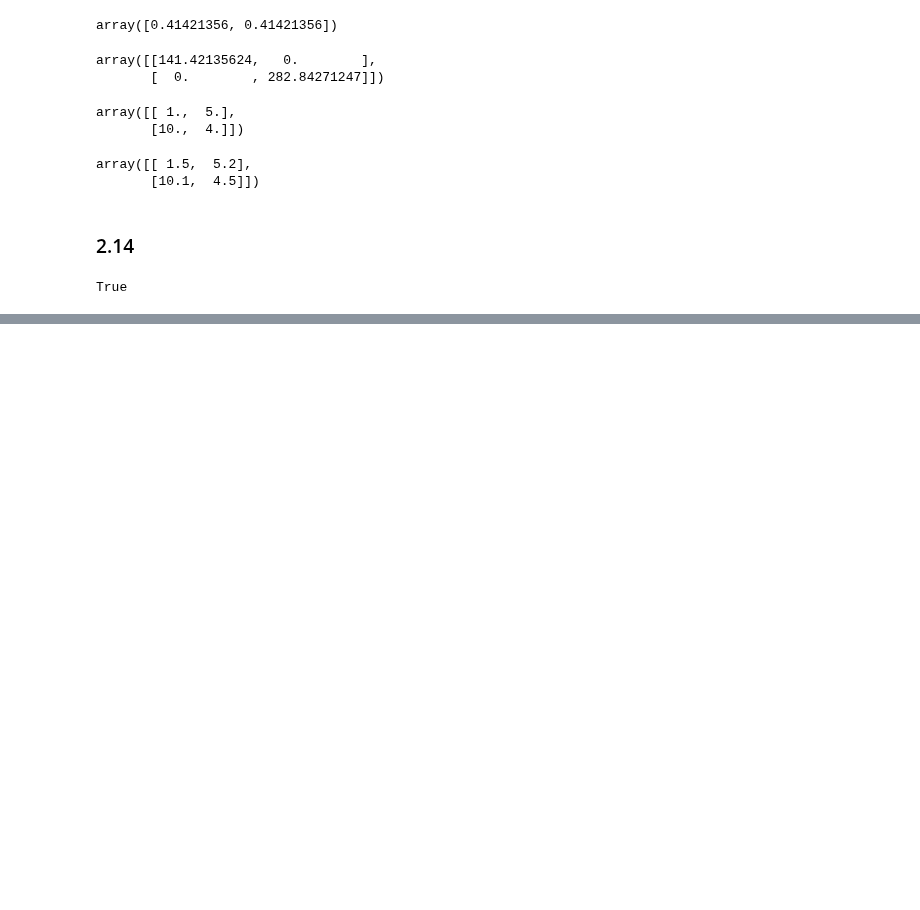
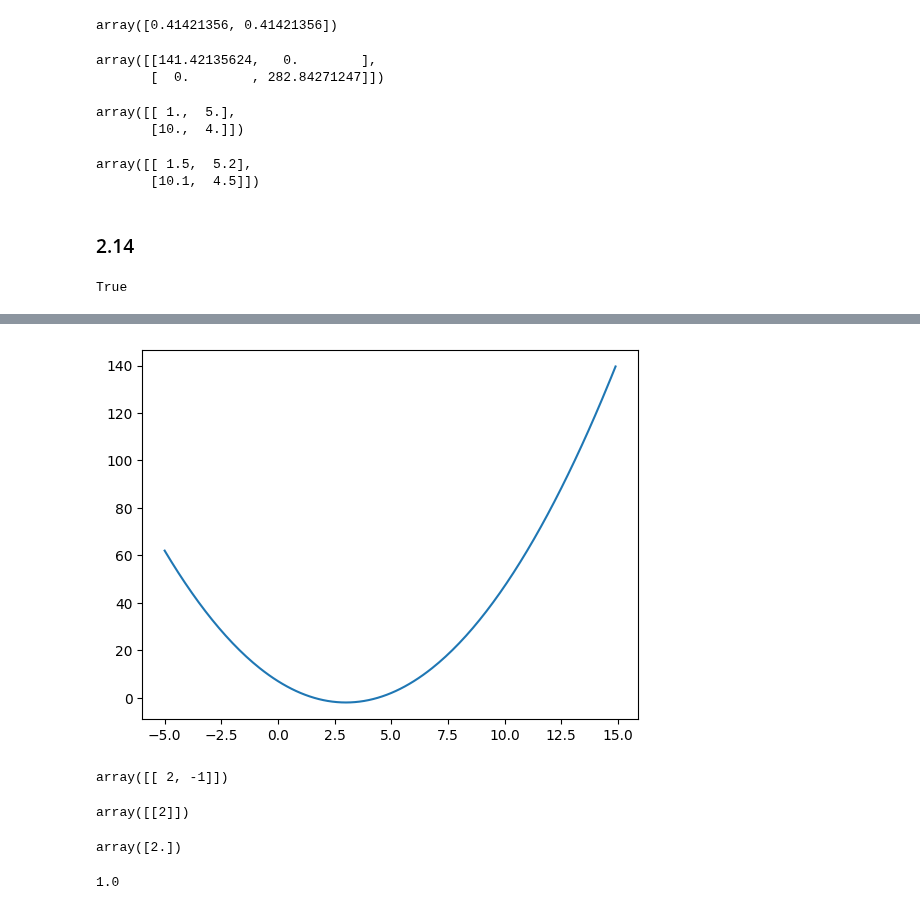
Before and after one commit to gigatskhondia/finite_elements_and_engineering, a Jupyter notebook: Bathe/paragraph_2.ipynb, the cells around one changed output, grey strips where cells are left out. Drawn from its saved outputs; the diff is of its cells as text; code cells hidden in the pictures; blank space fills up the shorter version.

```diff
--- a/Bathe/paragraph_2.ipynb
+++ b/Bathe/paragraph_2.ipynb
@@ -834,0 +944,2 @@ matrix([[ 0.11528734, -0.23718602, -0.57913192],
+# %%
+A1=np.delete(A, -1, axis=0)
@@ -834,0 +951,2 @@ matrix([[ 0.11528734, -0.23718602, -0.57913192],
+# %%
+A1=np.delete(A1, -1, axis=1)
@@ -834,0 +964,2 @@ matrix([[ 0.11528734, -0.23718602, -0.57913192],
+# %%
+p1=lambda x: np.linalg.det(A1-x*np.identity(2))
@@ -834,0 +970,8 @@ matrix([[ 0.11528734, -0.23718602, -0.57913192],
+# %%
+xpoints = np.array([i*0.1 for i in range(-50,150)])
+ypoints = np.array([p1(i*0.1 ) for i in range(-50,150)])
+# %%
+plt.plot(xpoints, ypoints)
+plt.show()
+# %% [output]
+[figure, added]
@@ -834,0 +980,4 @@ matrix([[ 0.11528734, -0.23718602, -0.57913192],
+# %%
+A2
+# %% [output]
+array([[ 2, -1]])
@@ -834,0 +986,4 @@ matrix([[ 0.11528734, -0.23718602, -0.57913192],
+# %%
+A2
+# %% [output]
+array([[2]])
@@ -834,0 +992,4 @@ matrix([[ 0.11528734, -0.23718602, -0.57913192],
+# %%
+L2
+# %% [output]
+array([2.])
@@ -834,0 +998,4 @@ matrix([[ 0.11528734, -0.23718602, -0.57913192],
+# %%
+p2(1)
+# %% [output]
+1.0
```
Also changed, not shown: parts of 50 cells of this notebook.
